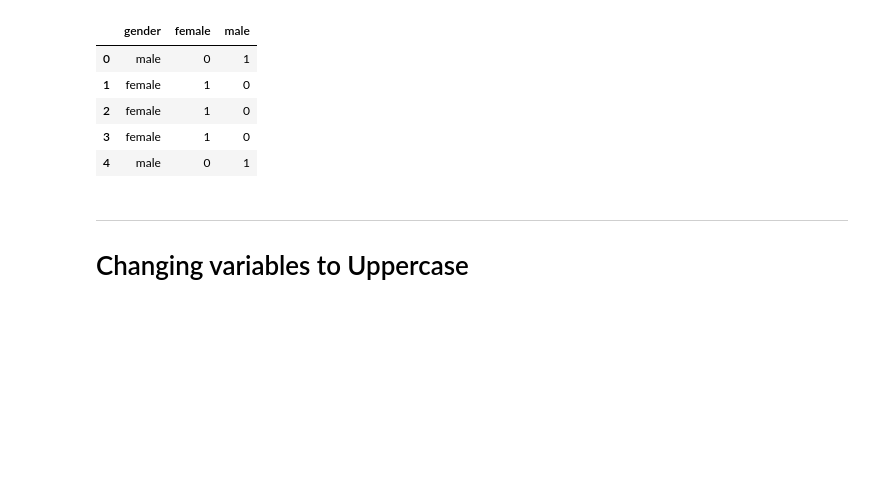
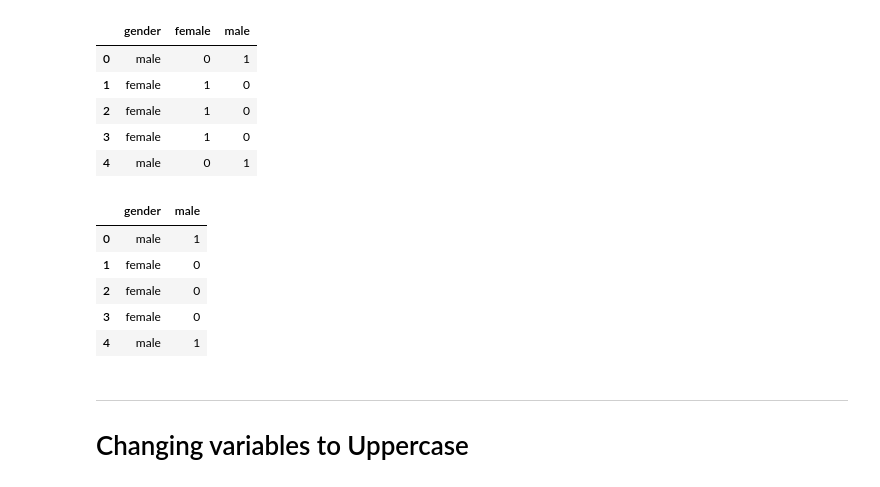
Before and after one commit to JitendraAlim/Data-Science-Toolkit, a Jupyter notebook: Python/Pandas/Pandas.ipynb, the cells around one changed output. Saved outputs shown, nothing was run; the diff lists cells and outputs as text; code cells hidden in the pictures; blank space fills up the shorter version.

```diff
--- a/Python/Pandas/Pandas.ipynb
+++ b/Python/Pandas/Pandas.ipynb
@@ -558,6 +558,15 @@ pd.concat([titanic['gender'],pd.get_dummies(titanic['gender'])], axis = 1).head(
 | 2 | female | 1 | 0 |
 | 3 | female | 1 | 0 |
 | 4 | male | 0 | 1 |
+# %%
+pd.concat([titanic['gender'], pd.get_dummies(titanic['gender'], drop_first = True)], axis = 1).head()
+# %% [output]
+|  | gender | male |
+| 0 | male | 1 |
+| 1 | female | 0 |
+| 2 | female | 0 |
+| 3 | female | 0 |
+| 4 | male | 1 |
 # %% [markdown]
 ***
 # Changing variables to Uppercase
```
Also changed, not shown: parts of 1 cell of this notebook.
